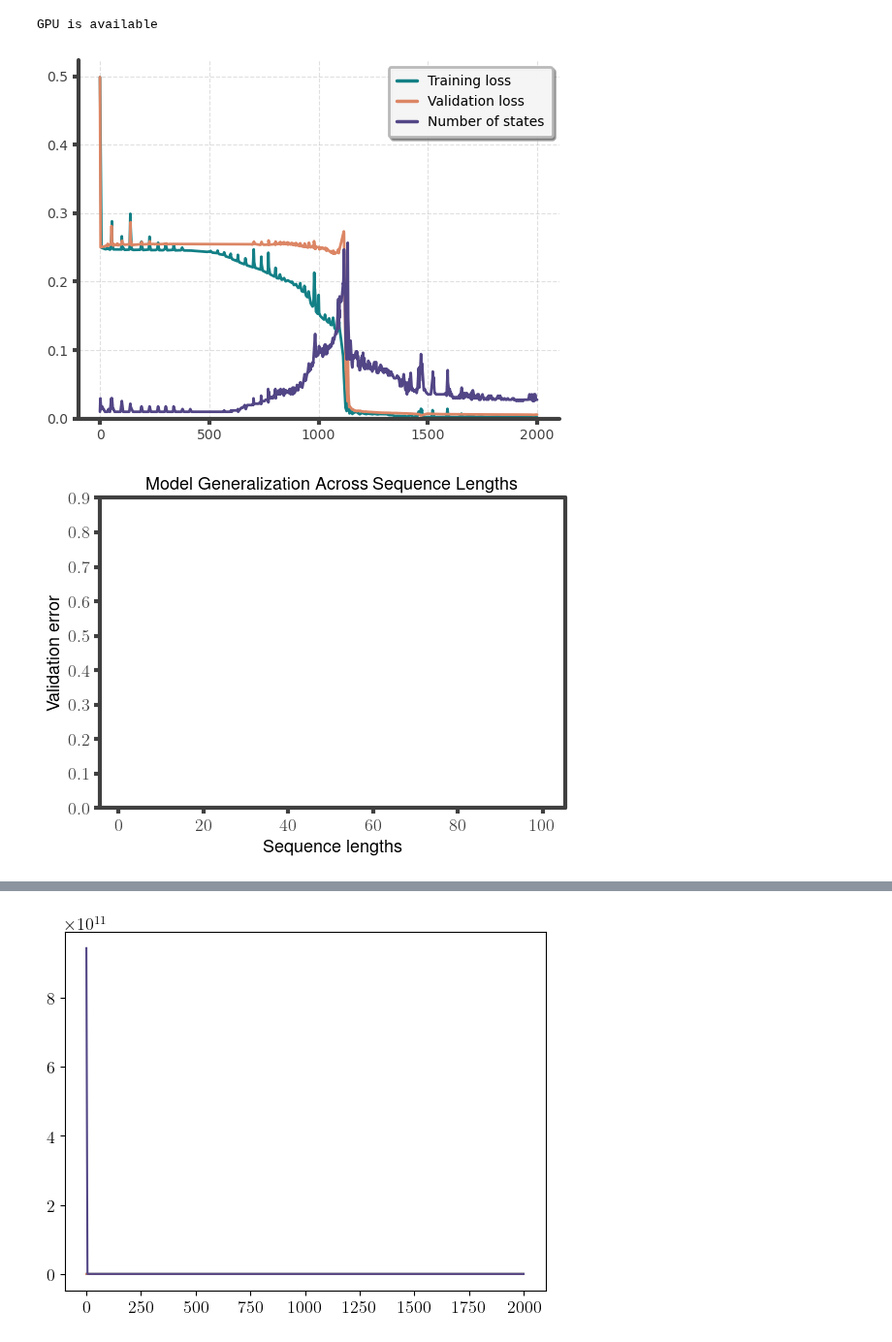
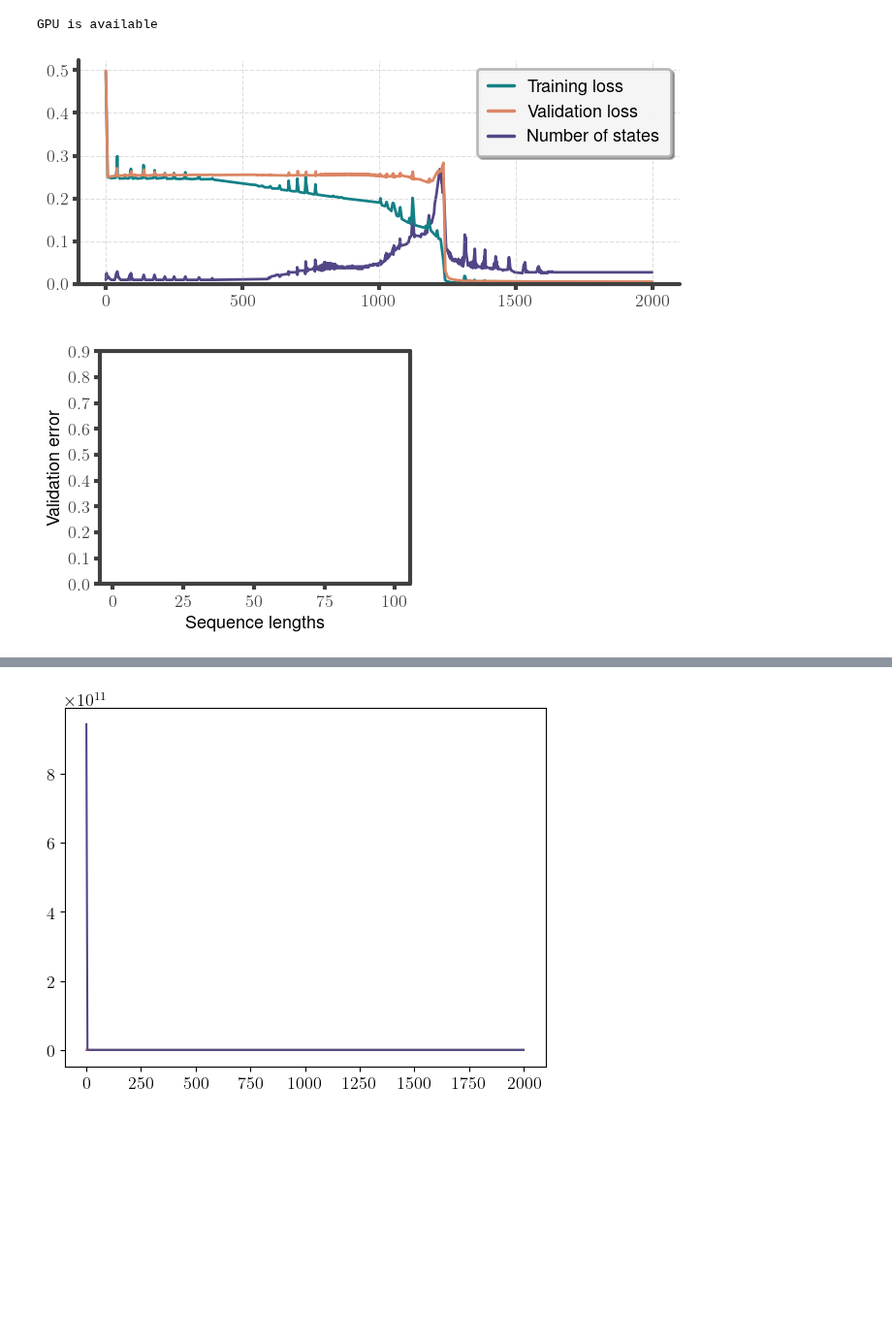
Before and after one commit to loekvanrossem/rnn_structure, a Jupyter notebook: parity/main.ipynb, the cells around one changed output, grey strips where cells are left out. Shown at 97% size. Saved outputs shown, nothing was run; the diff lists cells and outputs as text; code cells hidden in the pictures; blank space fills up the shorter version.

```diff
--- a/parity/main.ipynb
+++ b/parity/main.ipynb
@@ -183,18 +183,20 @@ n_states = np.array([len(automaton.states) for automaton in automaton_history])
 # %%
 n_datapoints = sum(len(dataset) for dataset in training_datasets)
 
 publication.set_color_mixed()
+plt.figure(figsize=(8, 3))
 plt.plot(train_loss, label="Training loss")
 plt.plot(val_loss, label="Validation loss")
-plt.plot(n_states / n_datapoints, label="Number of states")
+# plt.plot(n_states / n_datapoints, label="Number of states", zorder=0, color="0.5")
+plt.plot(n_states / n_datapoints, label="Number of states", zorder=0)
 plt.ylim(0)
 plt.legend()
 if save:
     publication.plt_show(save_path=f"plots/automaton_dynamics/{settings}_loss")
 else:
     publication.plt_show()
 # %% [output]
-[figure, old version]
+[figure, new version]
 # %%
 ## Check for large sequence length generalization
 
@@ -207,17 +209,17 @@ val_err = compiler.validation(val_data).to_numpy()[:, 0]
 
 # Visualize validation error for varying sequence lengths
 publication.set_color_mixed()
-fig = plt.figure(figsize=(6, 4))
+fig = plt.figure(figsize=(4, 3))
 ax = fig.add_axes([0.1, 0.1, 0.8, 0.8])
 ax.bar(np.arange(1, N + 1), val_err, color="skyblue")
 ax.set_xlabel("Sequence lengths")
 ax.set_ylabel("Validation error")
-ax.set_title("Model Generalization Across Sequence Lengths")
+# ax.set_title("Model Generalization Across Sequence Lengths")
 ax.set_yticks(np.arange(0, 1, 0.1))
 if save:
     publication.pub_show(save_path=f"plots/automaton_dynamics/{settings}_validation")
 else:
     publication.pub_show()
 # %% [output]
-[figure, old version]
+[figure, new version]
 # %%
```
Also changed, not shown: parts of 4 cells of this notebook, 2 other files.
